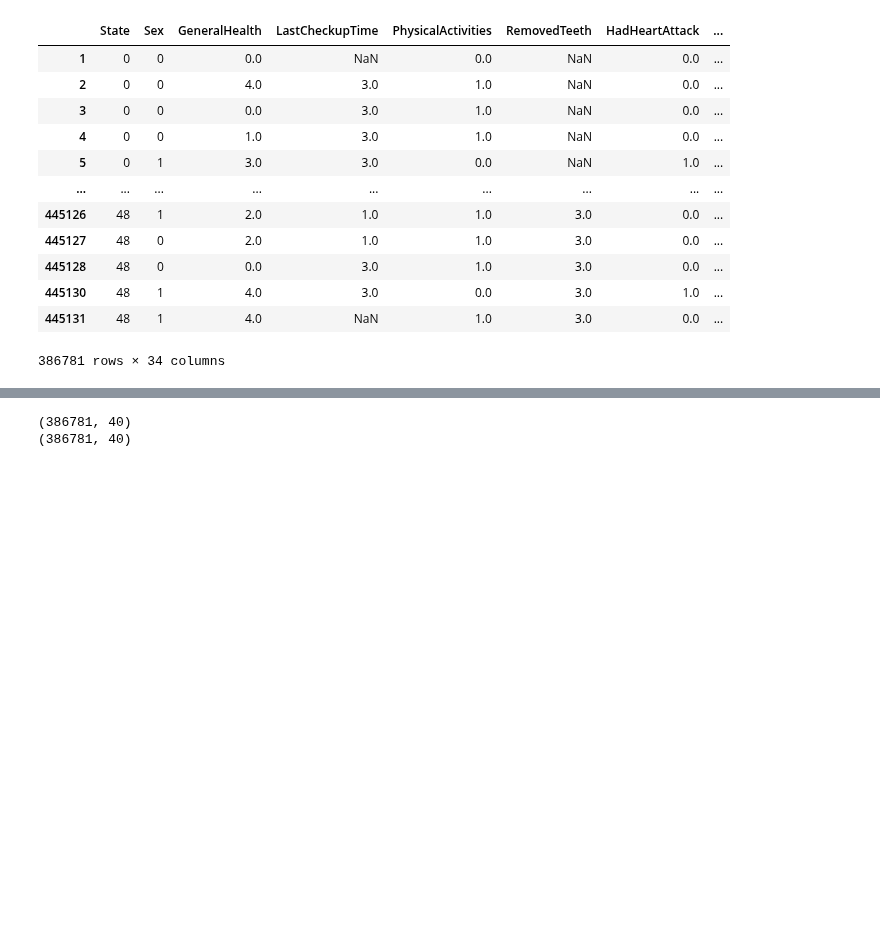
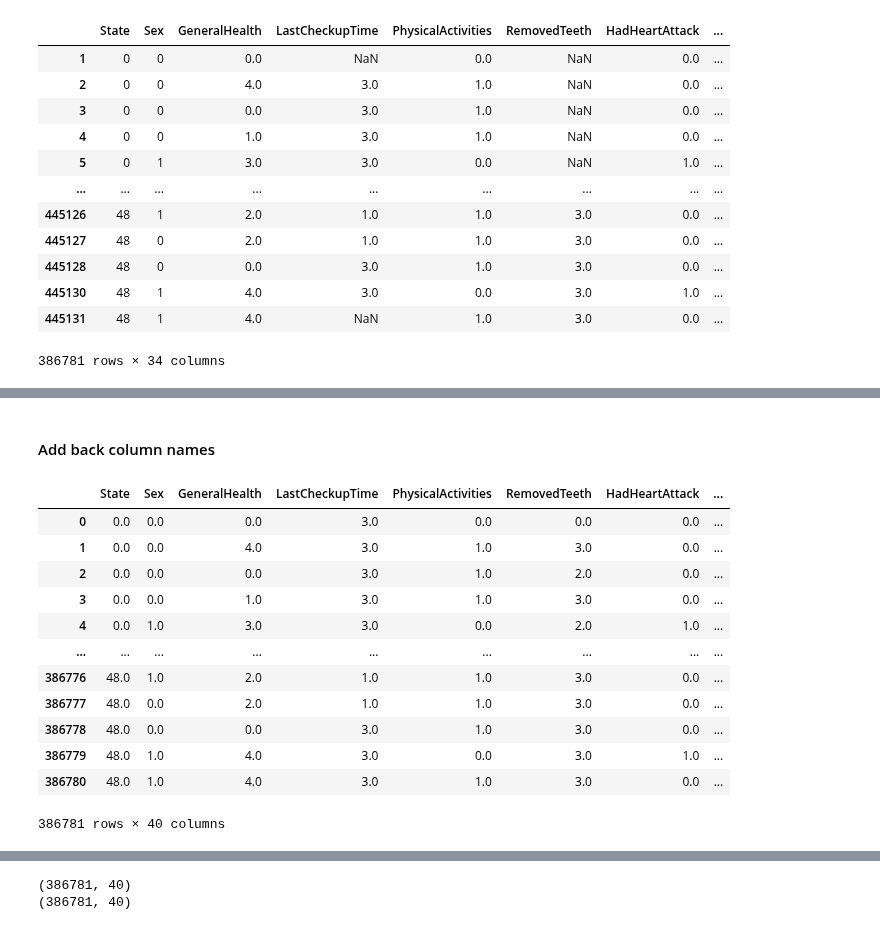
Before and after one commit to DecisionTreeBruining/212B-ML-Project, a Jupyter notebook: assignment_2/local_dev/preprocessing_hailey.ipynb, the cells around one changed output, grey strips where cells are left out. Saved outputs shown, nothing was run; the diff lists cells and outputs as text; code cells hidden in the pictures; blank space fills up the shorter version.

```diff
--- a/assignment_2/local_dev/preprocessing_hailey.ipynb
+++ b/assignment_2/local_dev/preprocessing_hailey.ipynb
@@ -325,0 +338,19 @@ heart_full
+# %% [markdown]
+#### Add back column names
+# %%
+heart_impute.columns = object_columns.to_list() + numeric_columns.to_list()
+heart_impute
+# %% [output]
+|  | State | Sex | GeneralHealth | LastCheckupTime | PhysicalActivities | RemovedTeeth | HadHeartAttack | ... |
+| 0 | 0.0 | 0.0 | 0.0 | 3.0 | 0.0 | 0.0 | 0.0 | ... |
+| 1 | 0.0 | 0.0 | 4.0 | 3.0 | 1.0 | 3.0 | 0.0 | ... |
+| 2 | 0.0 | 0.0 | 0.0 | 3.0 | 1.0 | 2.0 | 0.0 | ... |
+| 3 | 0.0 | 0.0 | 1.0 | 3.0 | 1.0 | 3.0 | 0.0 | ... |
+| 4 | 0.0 | 1.0 | 3.0 | 3.0 | 0.0 | 2.0 | 1.0 | ... |
+| ... | ... | ... | ... | ... | ... | ... | ... | ... |
+| 386776 | 48.0 | 1.0 | 2.0 | 1.0 | 1.0 | 3.0 | 0.0 | ... |
+| 386777 | 48.0 | 0.0 | 2.0 | 1.0 | 1.0 | 3.0 | 0.0 | ... |
+| 386778 | 48.0 | 0.0 | 0.0 | 3.0 | 1.0 | 3.0 | 0.0 | ... |
+| 386779 | 48.0 | 1.0 | 4.0 | 3.0 | 0.0 | 3.0 | 1.0 | ... |
+| 386780 | 48.0 | 1.0 | 4.0 | 3.0 | 1.0 | 3.0 | 0.0 | ... |
+386781 rows × 40 columns
```
Also changed, not shown: parts of 19 cells of this notebook.
